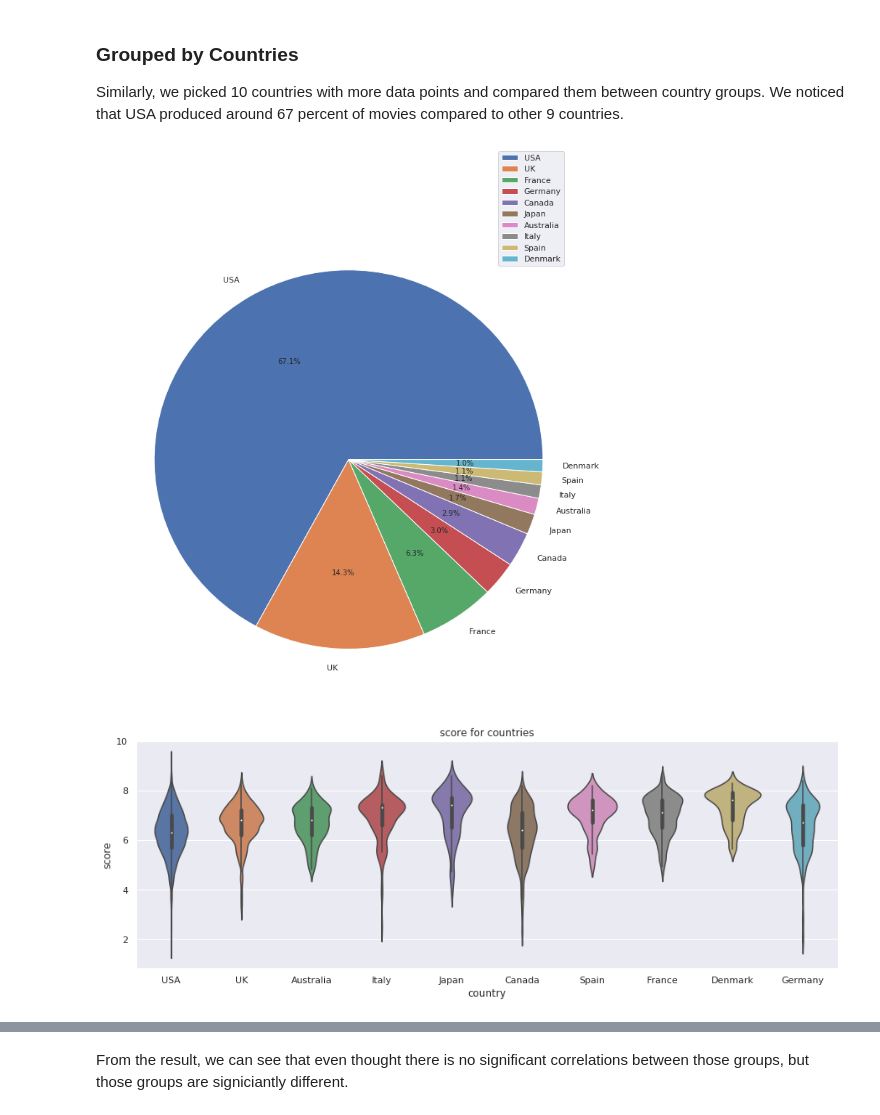
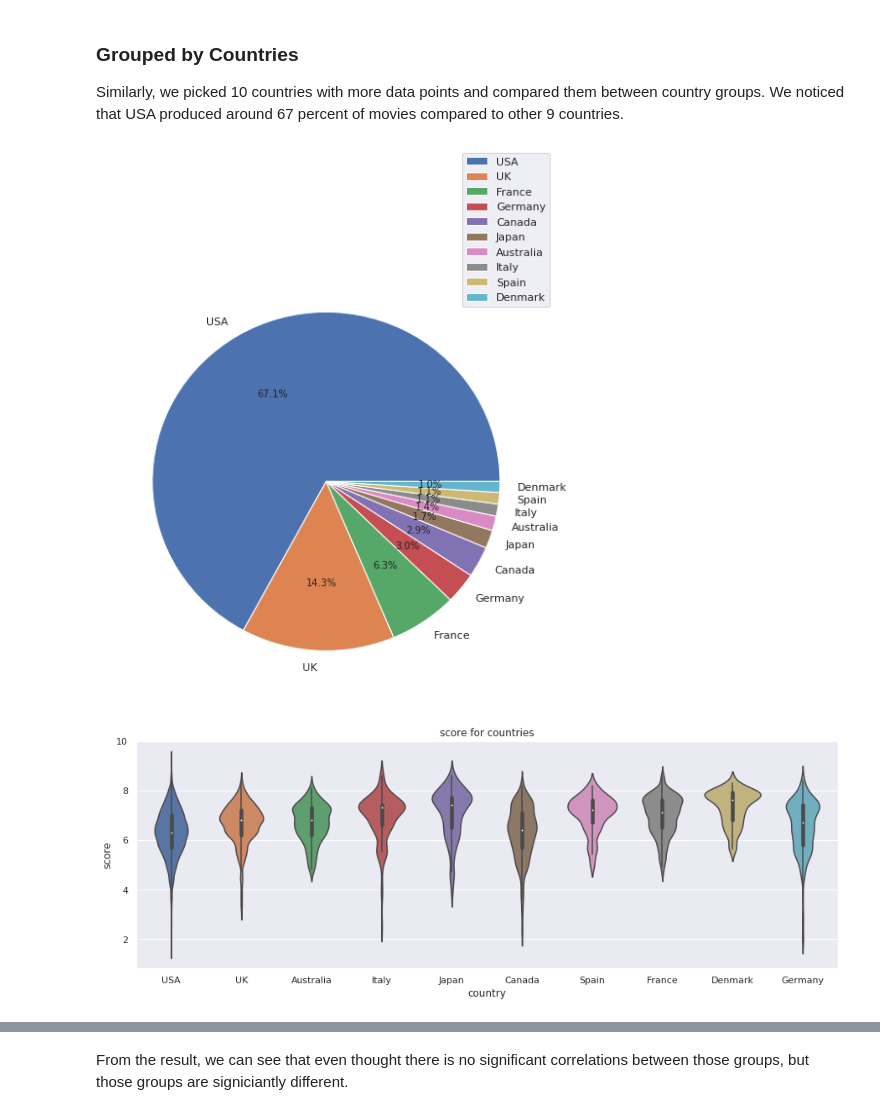
Before and after one commit to rayguan97/CMSC320, a Jupyter notebook: Final Tutorial.ipynb, the cells around one changed output, grey strips where cells are left out. Drawn from its saved outputs; the diff is of its cells as text; code cells hidden in the pictures.

```diff
--- a/Final Tutorial.ipynb
+++ b/Final Tutorial.ipynb
@@ -541,20 +539,20 @@ Similarly, we picked 10 countries with more data points and compared them betwee
 # %%
 country_data = dataset[['country', 'score']].groupby(['country']).count()
 country_data = country_data.sort_values(by='score', ascending=False)[:10]
 set2 = dataset[dataset.country.isin(country_data.index)]
 
 pie2 = set2['country'].value_counts().reset_index()
-plt.figure(figsize=(12,12))
+plt.figure(figsize=(8,8))
 ax = plt.subplot(111)
 plt.pie(x = pie2['country'], labels= pie2['index'],autopct= '%1.1f%%')
 ax.legend(bbox_to_anchor=(0.8, 0.9))
 plt.show()
 
 
 plot2 = sns.violinplot(x = 'country', y = 'score', data = set2).set_title("score for countries")
 plot2.figure.set_size_inches(15, 5);
 # %% [output]
-[figure, old version]
+[figure, new version]
 [figure]
 # %%
 set2['country_code'] = lb_make.fit_transform(set2['country'])
```
Also changed, not shown: parts of 18 cells of this notebook.
